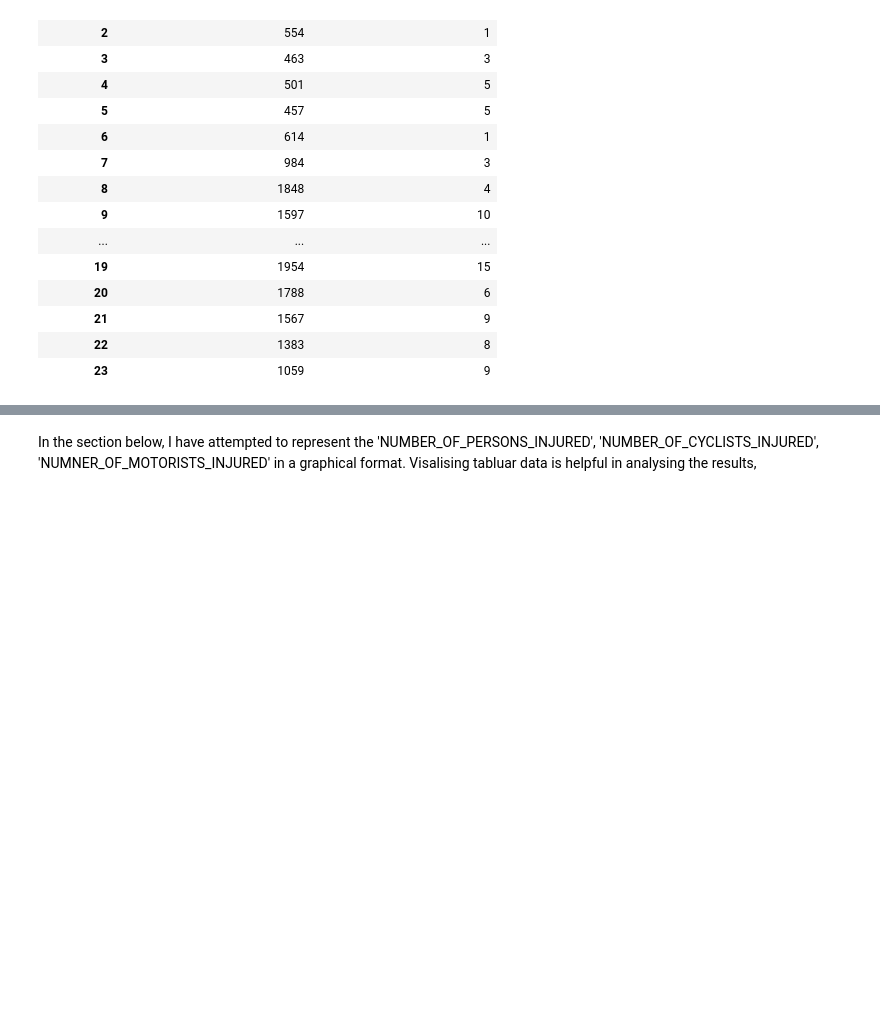
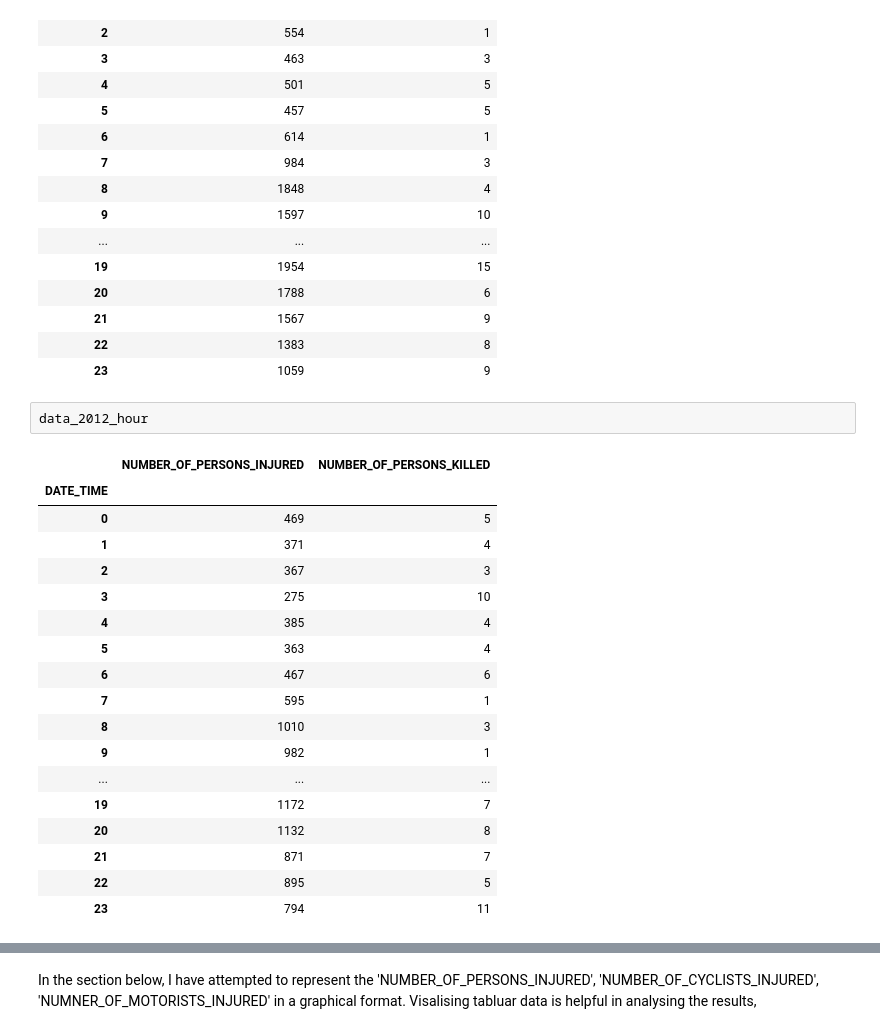
Before and after one commit to kavyaraob/BigData-Fall2015, a Jupyter notebook: NYC_Traffic_ Analysis.ipynb, the cells around one changed output, grey strips where cells are left out. Saved outputs shown, nothing was run; the diff lists cells and outputs as text; blank space fills up the shorter version.

```diff
--- a/NYC_Traffic_ Analysis.ipynb
+++ b/NYC_Traffic_ Analysis.ipynb
@@ -170,3 +219,24 @@ data_2015_hour
 | 21 | 1567 | 9 |
 | 22 | 1383 | 8 |
 | 23 | 1059 | 9 |
+# %%
+data_2012_hour
+# %% [output]
+|  | NUMBER_OF_PERSONS_INJURED | NUMBER_OF_PERSONS_KILLED |
+| DATE_TIME |  |  |
+| 0 | 469 | 5 |
+| 1 | 371 | 4 |
+| 2 | 367 | 3 |
+| 3 | 275 | 10 |
+| 4 | 385 | 4 |
+| 5 | 363 | 4 |
+| 6 | 467 | 6 |
+| 7 | 595 | 1 |
+| 8 | 1010 | 3 |
+| 9 | 982 | 1 |
+| ... | ... | ... |
+| 19 | 1172 | 7 |
+| 20 | 1132 | 8 |
+| 21 | 871 | 7 |
+| 22 | 895 | 5 |
+| 23 | 794 | 11 |
```
Also changed, not shown: parts of 92 cells of this notebook.
